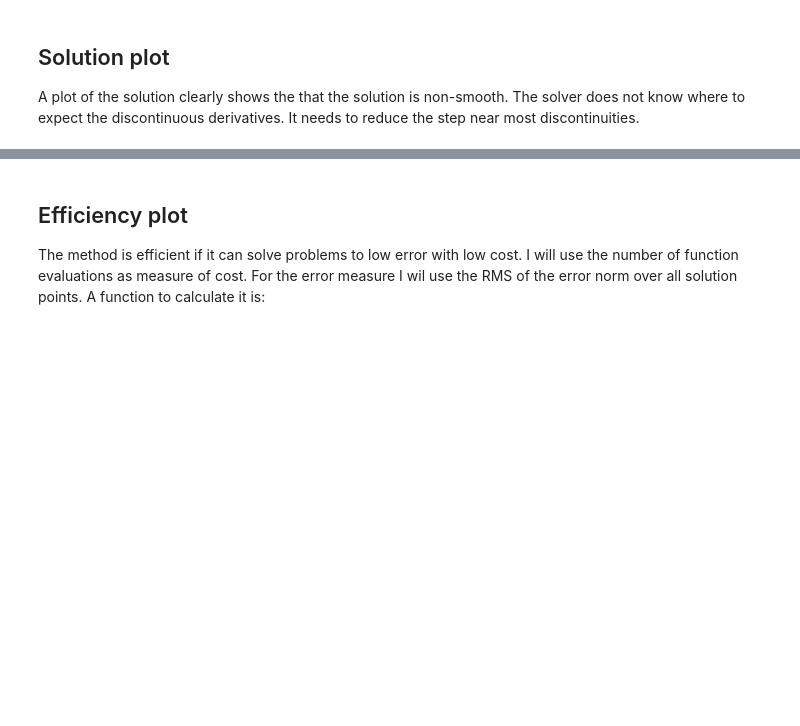
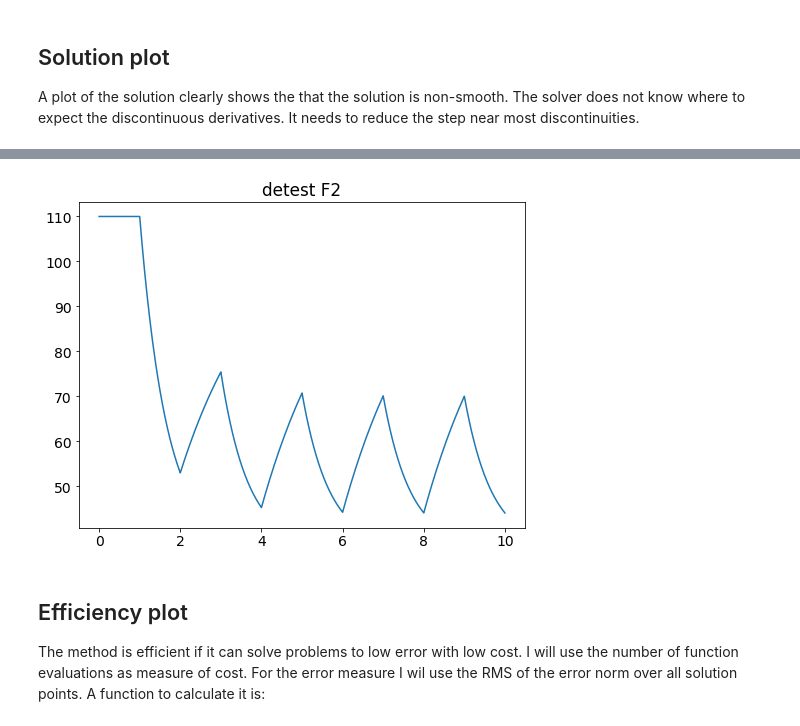
Before and after one commit to WRKampi/extensisq, a Jupyter notebook: docs/Cash_Karp.ipynb, the cells around one changed output, grey strips where cells are left out. Cells and saved outputs as stored; diff of their text form; code cells hidden in the pictures; blank space fills up the shorter version.

```diff
--- a/docs/Cash_Karp.ipynb
+++ b/docs/Cash_Karp.ipynb
@@ -25,8 +25,10 @@ reference = solve_ivp(**problem, atol=1e-12, rtol=1e-12, dense_output=True)
 
 A plot of the solution clearly shows the that the solution is non-smooth. The solver does not know where to expect the discontinuous derivatives. It needs to reduce the step near most discontinuities.
 # %%
-%matplotlib notebook
+%matplotlib inline
 import matplotlib.pyplot as plt
+plt.rcParams['figure.figsize'] = [8, 6]
+plt.rcParams['font.size'] = 14
 
 plt.figure()
 plt.plot(reference.t, reference.y.T)
@@ -38,3 +38,4 @@ plt.show()
+[figure, added]
 # %% [markdown]
 ## Efficiency plot
 The method is efficient if it can solve problems to low error with low cost. I will use the number of function evaluations as measure of cost. For the error measure I wil use the RMS of the error norm over all solution points. A function to calculate it is:
```
Also changed, not shown: parts of 3 cells of this notebook, 2 other files.
